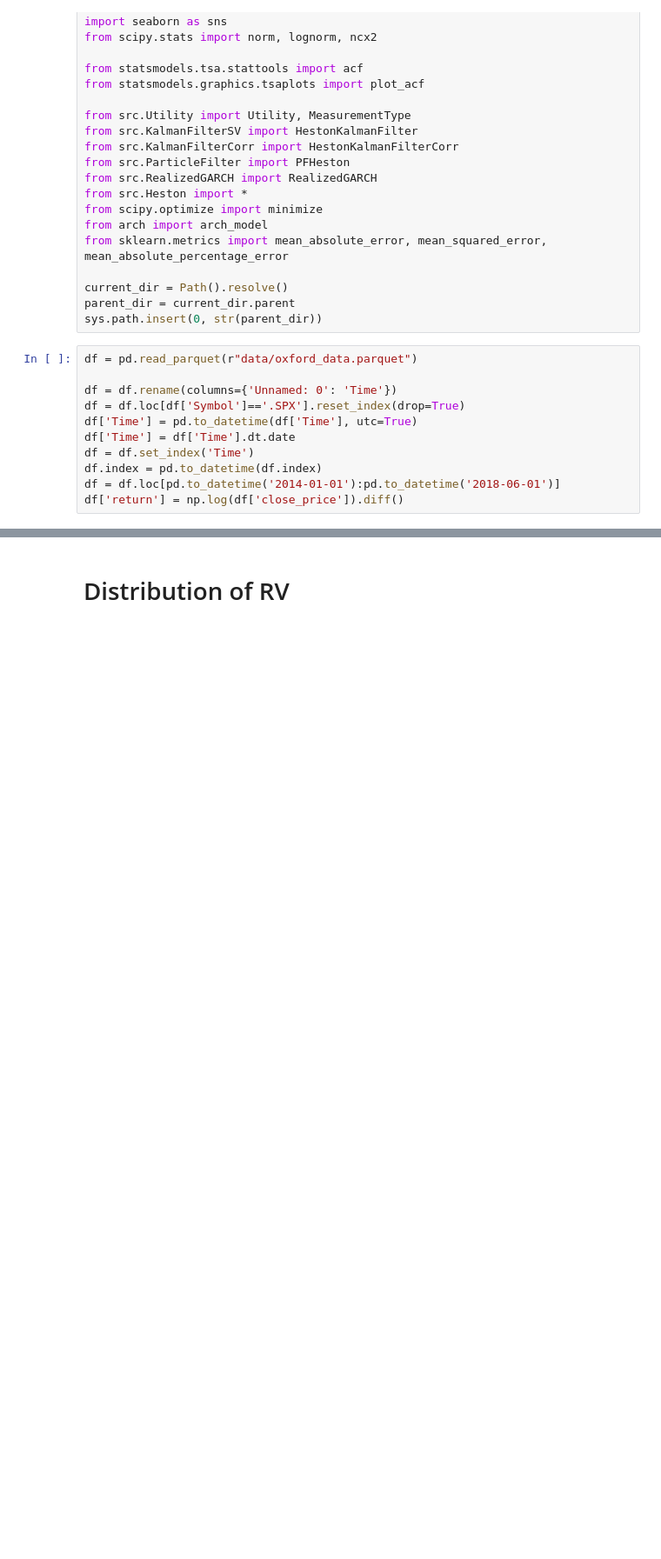
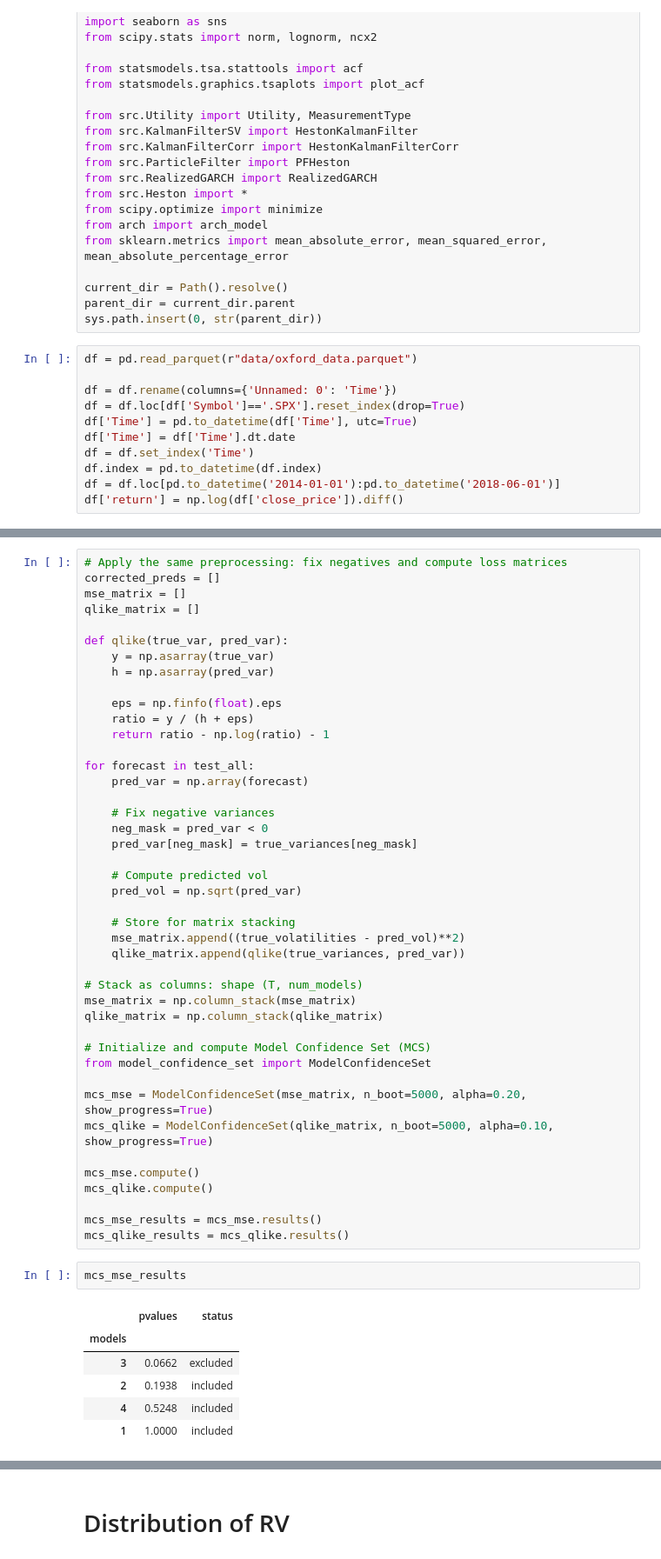
Before and after one commit to HyunminHong/Kalman-Heston-Filter, a Jupyter notebook: simulation_studies/empirical_data.ipynb, the cells around one changed output, grey strips where cells are left out. Shown at 87% size. Cells and saved outputs as stored; diff of their text form; blank space fills up the shorter version.

```diff
--- a/simulation_studies/empirical_data.ipynb
+++ b/simulation_studies/empirical_data.ipynb
@@ -73,0 +294,52 @@ Name: return, Length: 1111, dtype: float64
+# %%
+# Apply the same preprocessing: fix negatives and compute loss matrices
+corrected_preds = []
+mse_matrix = []
+qlike_matrix = []
+
+def qlike(true_var, pred_var):
+    y = np.asarray(true_var)
+    h = np.asarray(pred_var)
+
+    eps = np.finfo(float).eps
+    ratio = y / (h + eps)
+    return ratio - np.log(ratio) - 1
+
+for forecast in test_all:
+    pred_var = np.array(forecast)
+
+    # Fix negative variances
+    neg_mask = pred_var < 0
+    pred_var[neg_mask] = true_variances[neg_mask]
+
+    # Compute predicted vol
+    pred_vol = np.sqrt(pred_var)
+
+    # Store for matrix stacking
+    mse_matrix.append((true_volatilities - pred_vol)**2)
+    qlike_matrix.append(qlike(true_variances, pred_var))
+
+# Stack as columns: shape (T, num_models)
+mse_matrix = np.column_stack(mse_matrix)
+qlike_matrix = np.column_stack(qlike_matrix)
+
+# Initialize and compute Model Confidence Set (MCS)
+from model_confidence_set import ModelConfidenceSet
+
+mcs_mse = ModelConfidenceSet(mse_matrix, n_boot=5000, alpha=0.20, show_progress=True)
+mcs_qlike = ModelConfidenceSet(qlike_matrix, n_boot=5000, alpha=0.10, show_progress=True)
+
+mcs_mse.compute()
+mcs_qlike.compute()
+
+mcs_mse_results = mcs_mse.results()
+mcs_qlike_results = mcs_qlike.results()
+# %%
+mcs_mse_results
+# %% [output]
+|  | pvalues | status |
+| models |  |  |
+| 3 | 0.0662 | excluded |
+| 2 | 0.1938 | included |
+| 4 | 0.5248 | included |
+| 1 | 1.0000 | included |
```
Also changed, not shown: parts of 18 cells of this notebook, 1 other file.
